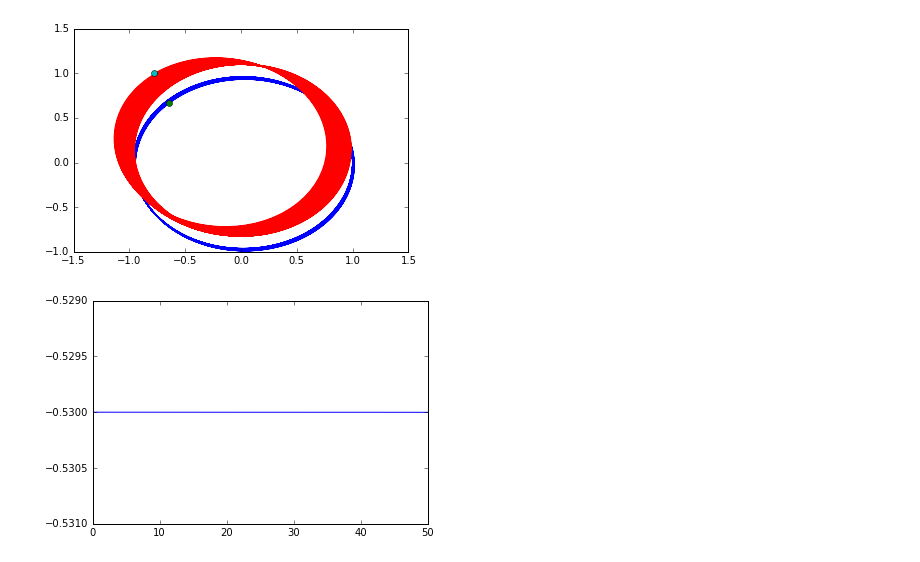
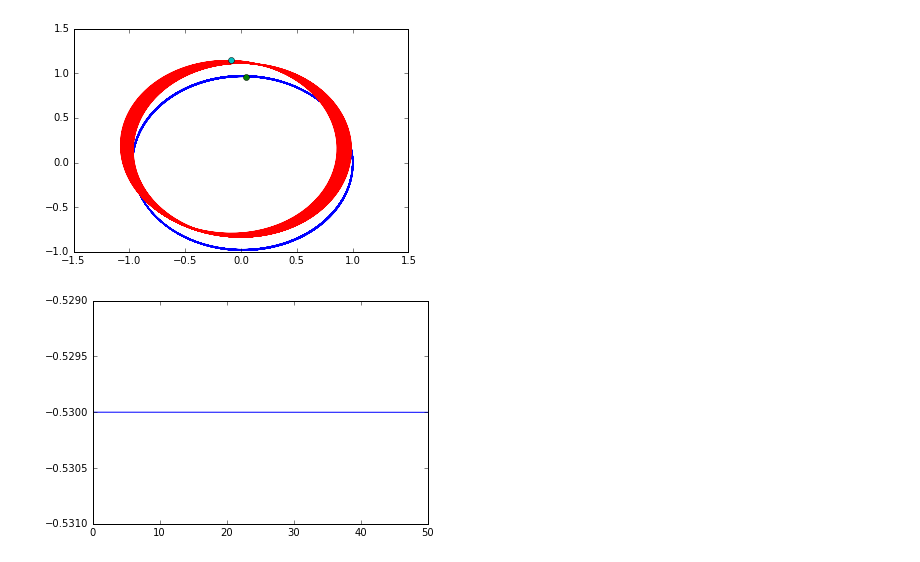
Before and after one commit to Valentinasv/Integradores-numericos, a Jupyter notebook: Kepler2.ipynb, the cells around one changed output. Drawn from its saved outputs; the diff is of its cells as text; code cells hidden in the pictures.

```diff
--- a/Kepler2.ipynb
+++ b/Kepler2.ipynb
@@ -14,16 +14,16 @@ def ec_mov(x_p,t,a=0):
     return array([dx,dy,dpx,dpy])
 # %%
 t = linspace(0,2*pi*50,5000)
-alfa = 0.03
+alfa = 0.02
 sol = odeint(ec_mov,[1,0,0,1],t,args=(alfa,),rtol=1e-15) #rtol es la tolerancia que se le permite a nuestro integrador llegar de un punto a otro
 sol2 = odeint(ec_mov,[0.99,sqrt(1-.99**2),0,1],t,args=(alfa,),rtol=1e-15)
 plot(sol[:,0],sol[:,1])
 plot(sol[-1,0],sol[-1,1],'o')
 plot(sol2[:,0],sol2[:,1])
 plot(sol2[-1,0],sol2[-1,1],'o')
 show()
 # %% [output]
-[figure, old version]
+[figure, new version]
 # %%
 def Energia(x_p,a):
     x,y,px,py = x_p[:,0],x_p[:,1],x_p[:,2],x_p[:,3]
```
